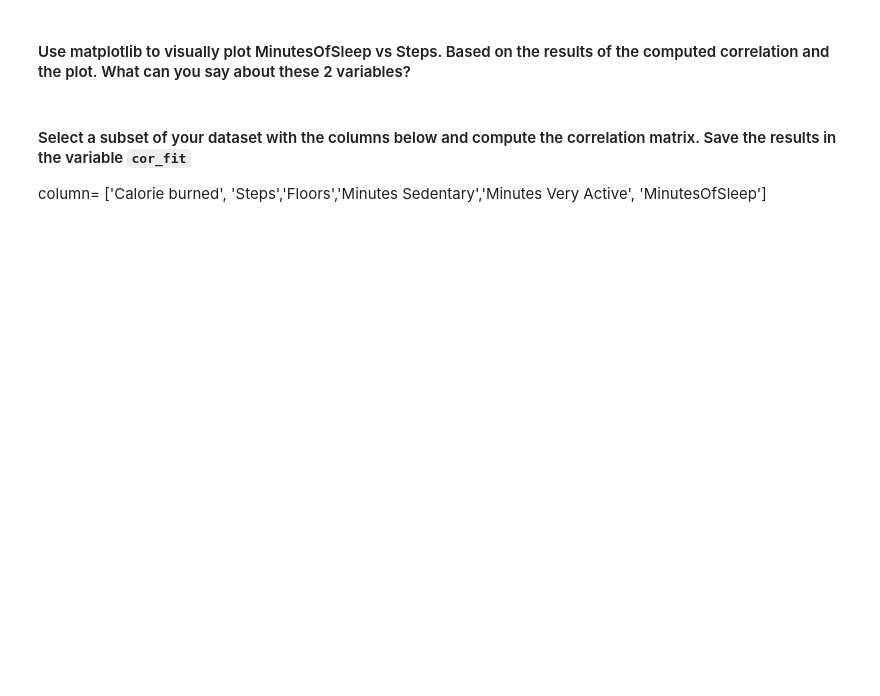
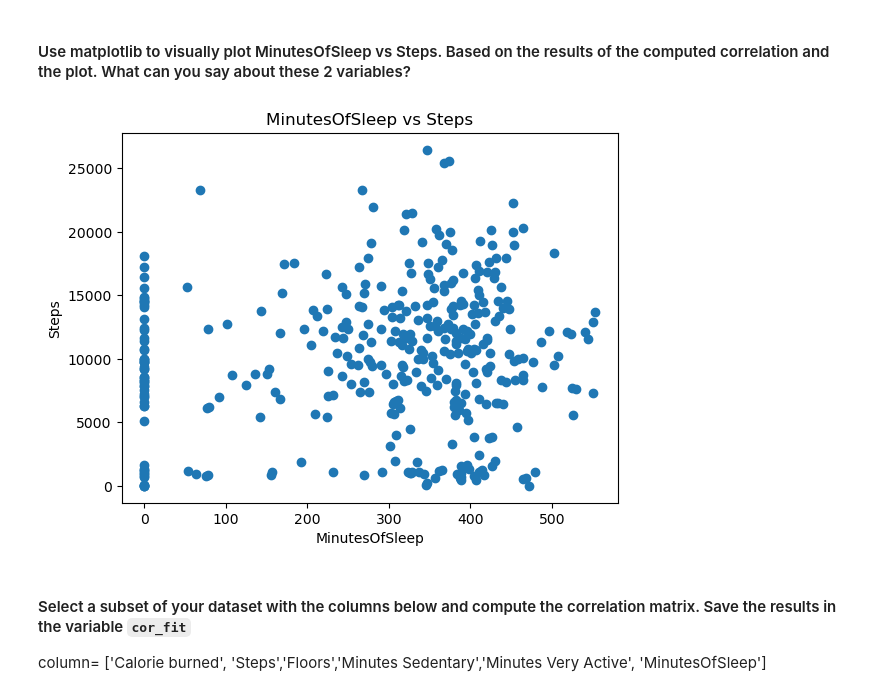
Before and after one commit to Ironhack-Data-Madrid-Abril-2023/5.1-lab_pivot_table_and_correlation, a Jupyter notebook: your_code/main.ipynb, the cells around one changed output. Drawn from its saved outputs; the diff is of its cells as text; code cells hidden in the pictures; blank space fills up the shorter version.

```diff
--- a/your_code/main.ipynb
+++ b/your_code/main.ipynb
@@ -220,0 +286,10 @@ Sales      associate    55.0      5
+# %%
+# your answer here
+plt.scatter(x=df1['MinutesOfSleep'], y=df1['Steps'])
+plt.xlabel('MinutesOfSleep')
+plt.ylabel('Steps')
+plt.title('MinutesOfSleep vs Steps')
+
+plt.show()
+# %% [output]
+[figure, added]
```
Also changed, not shown: parts of 34 cells of this notebook.
